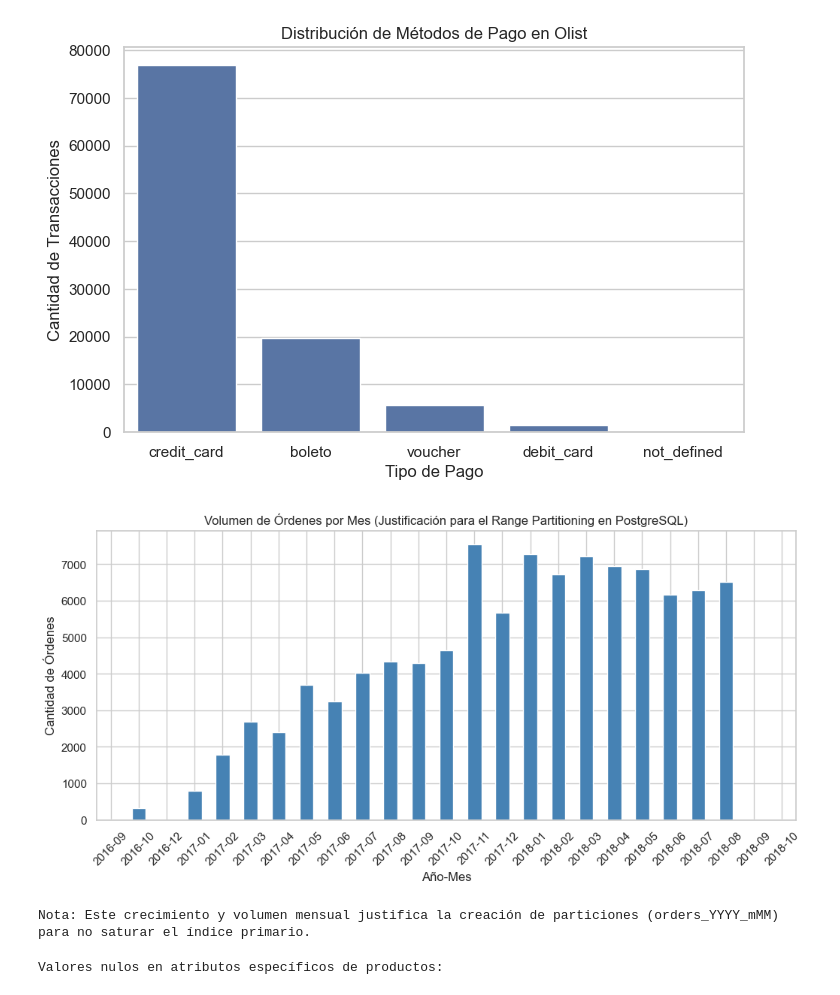
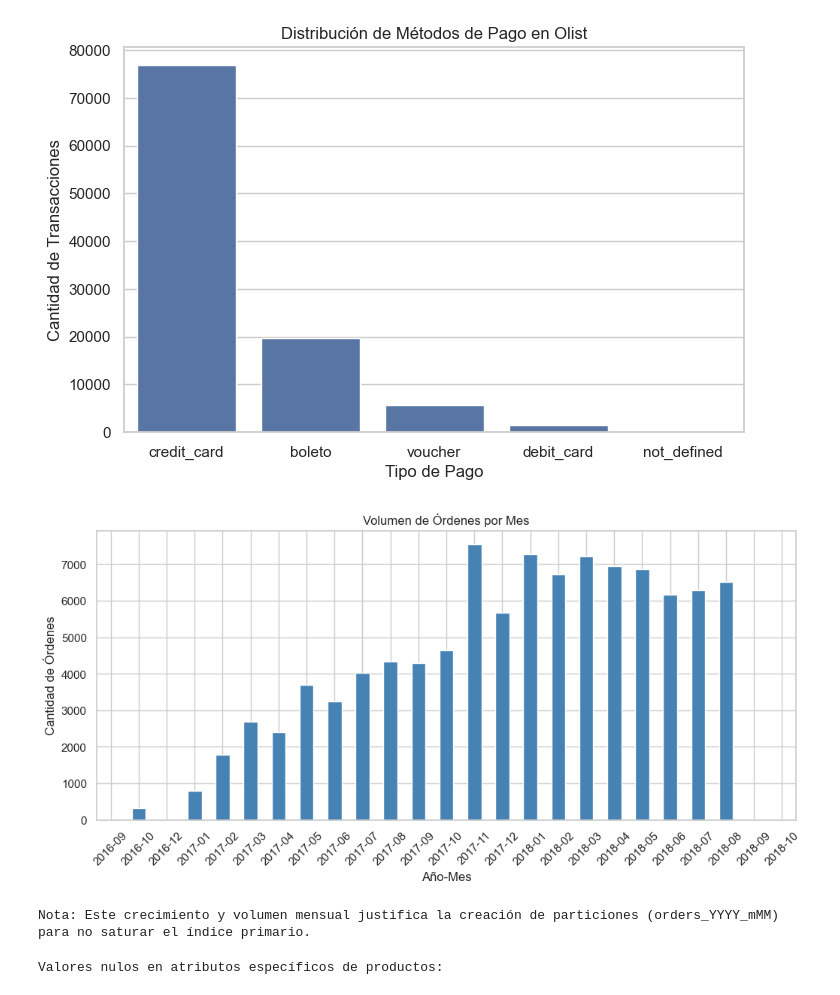
Before and after one commit to dani-saavedra/Ecommify_Database_Design, a Jupyter notebook: notebooks/Data_Exploration_Analysis.ipynb, the cells around one changed output. Cells and saved outputs as stored; diff of their text form; code cells hidden in the pictures.

```diff
--- a/notebooks/Data_Exploration_Analysis.ipynb
+++ b/notebooks/Data_Exploration_Analysis.ipynb
@@ -109,22 +109,22 @@ Cantidad de registros que usan pago dividido (secuencial > 1): 4526
 # %%
 # Convertimos el string a datetime para analizar el volumen por año/mes
 df_orders['order_purchase_timestamp'] = pd.to_datetime(df_orders['order_purchase_timestamp'])
 
 # Agrupamos por Año-Mes
 df_orders['year_month'] = df_orders['order_purchase_timestamp'].dt.to_period('M')
 orders_by_month = df_orders.groupby('year_month').size()
 
 plt.figure(figsize=(12, 5))
 orders_by_month.plot(kind='bar', color='steelblue')
-plt.title("Volumen de Órdenes por Mes (Justificación para el Range Partitioning en PostgreSQL)")
+plt.title("Volumen de Órdenes por Mes")
 plt.ylabel("Cantidad de Órdenes")
 plt.xlabel("Año-Mes")
 plt.xticks(rotation=45)
 plt.show()
 
 print("Nota: Este crecimiento y volumen mensual justifica la creación de particiones (orders_YYYY_mMM) para no saturar el índice primario.")
 # %% [output]
-[figure, old version]
+[figure, new version]
 Nota: Este crecimiento y volumen mensual justifica la creación de particiones (orders_YYYY_mMM) para no saturar el índice primario.
 # %%
 # Visualización de variables en Productos para justificar MongoDB (NoSQL)
```
